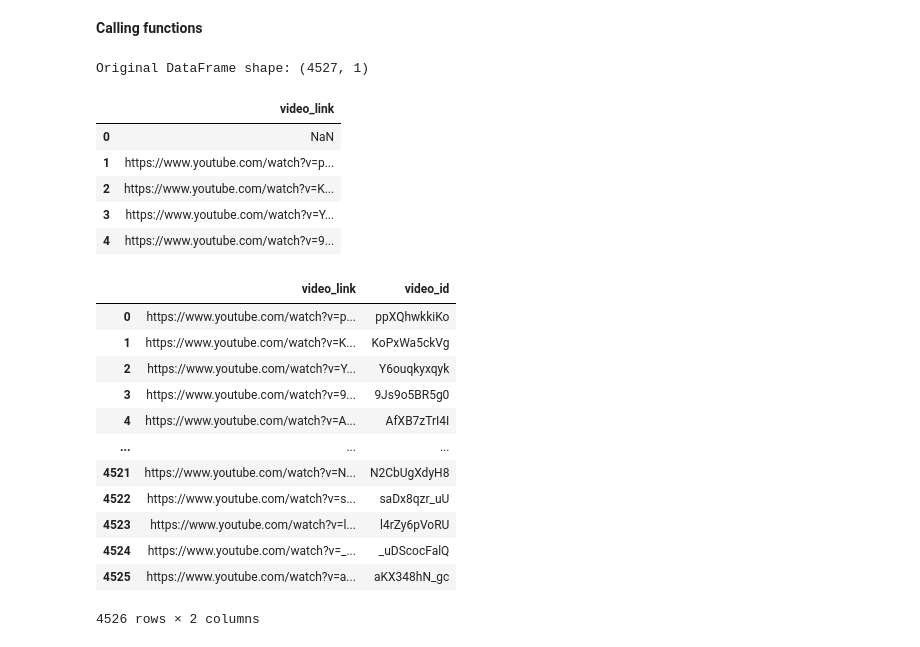
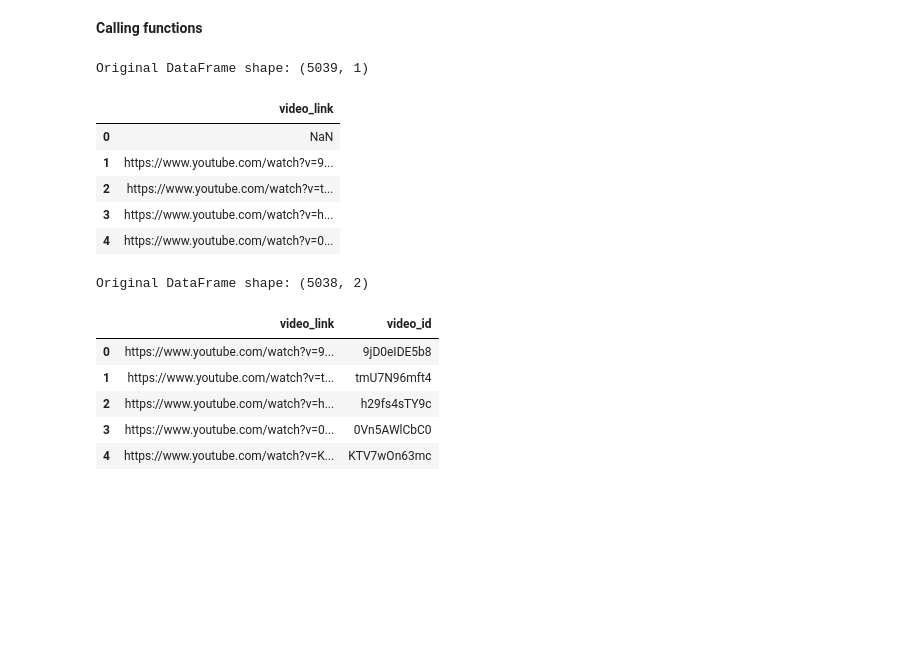
Before and after one commit to hezam2022/Arabic-news-and-public-opinion-dataset-from-YouTube, a Jupyter notebook: youtube__hezam.ipynb, the cells around one changed output. Cells and saved outputs as stored; diff of their text form; code cells hidden in the pictures; blank space fills up the shorter version.

```diff
--- a/youtube__hezam.ipynb
+++ b/youtube__hezam.ipynb
@@ -233,7 +227,7 @@ def get_video_comments(video_id):
 import pandas as pd
 
 
-chanll='dwarabic'
+chanll='youm7'
 
 # Load the Excel file containing video URLs
 urls = pd.read_excel('/content/drive/MyDrive/news_YouTube/'+str(chanll)+'.xlsx')
@@ -242,34 +236,30 @@ urls = pd.read_excel('/content/drive/MyDrive/news_YouTube/'+str(chanll)+'.xlsx')
 print("Original DataFrame shape:", urls.shape)
 urls.head()
 # %% [output]
-Original DataFrame shape: (4527, 1)
+Original DataFrame shape: (5039, 1)
 |  | video_link |
 | 0 | NaN |
-| 1 | https://www.youtube.com/watch?v=p... |
-| 2 | https://www.youtube.com/watch?v=K... |
-| 3 | https://www.youtube.com/watch?v=Y... |
-| 4 | https://www.youtube.com/watch?v=9... |
+| 1 | https://www.youtube.com/watch?v=9... |
+| 2 | https://www.youtube.com/watch?v=t... |
+| 3 | https://www.youtube.com/watch?v=h... |
+| 4 | https://www.youtube.com/watch?v=0... |
 # %%
 
 # Drop rows with null values in the 'video_link' column and reset index
 links = urls.dropna(subset=['video_link']).reset_index(drop=True)
 
 df = pd.DataFrame(columns=['video_link','video_id'])
 
 df['video_link']=links
 df['video_id'] = df['video_link'].str.extract(r'(?<=v=)([^&]+)')
-df
+urls=pd.DataFrame(df)
+print("Original DataFrame shape:", urls.shape)
+urls.head()
 # %% [output]
+Original DataFrame shape: (5038, 2)
 |  | video_link | video_id |
-| 0 | https://www.youtube.com/watch?v=p... | ppXQhwkkiKo |
-| 1 | https://www.youtube.com/watch?v=K... | KoPxWa5ckVg |
-| 2 | https://www.youtube.com/watch?v=Y... | Y6ouqkyxqyk |
-| 3 | https://www.youtube.com/watch?v=9... | 9Js9o5BR5g0 |
-| 4 | https://www.youtube.com/watch?v=A... | AfXB7zTrI4I |
-| ... | ... | ... |
-| 4521 | https://www.youtube.com/watch?v=N... | N2CbUgXdyH8 |
-| 4522 | https://www.youtube.com/watch?v=s... | saDx8qzr_uU |
-| 4523 | https://www.youtube.com/watch?v=l... | l4rZy6pVoRU |
-| 4524 | https://www.youtube.com/watch?v=_... | _uDScocFalQ |
-| 4525 | https://www.youtube.com/watch?v=a... | aKX348hN_gc |
+| 0 | https://www.youtube.com/watch?v=9... | 9jD0eIDE5b8 |
+| 1 | https://www.youtube.com/watch?v=t... | tmU7N96mft4 |
+| 2 | https://www.youtube.com/watch?v=h... | h29fs4sTY9c |
+| 3 | https://www.youtube.com/watch?v=0... | 0Vn5AWlCbC0 |
+| 4 | https://www.youtube.com/watch?v=K... | KTV7wOn63mc |
-4526 rows × 2 columns
```
Also changed, not shown: parts of 16 cells of this notebook.
